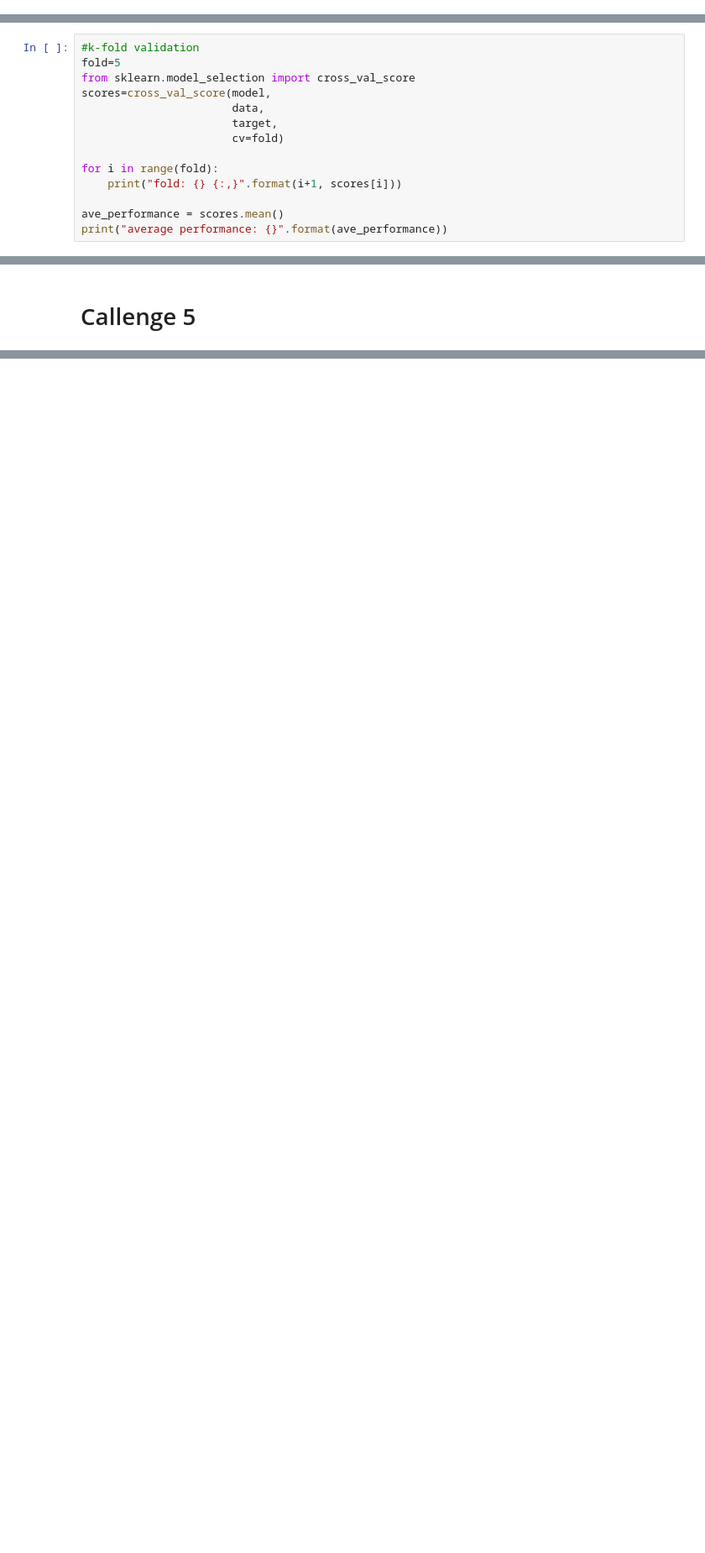
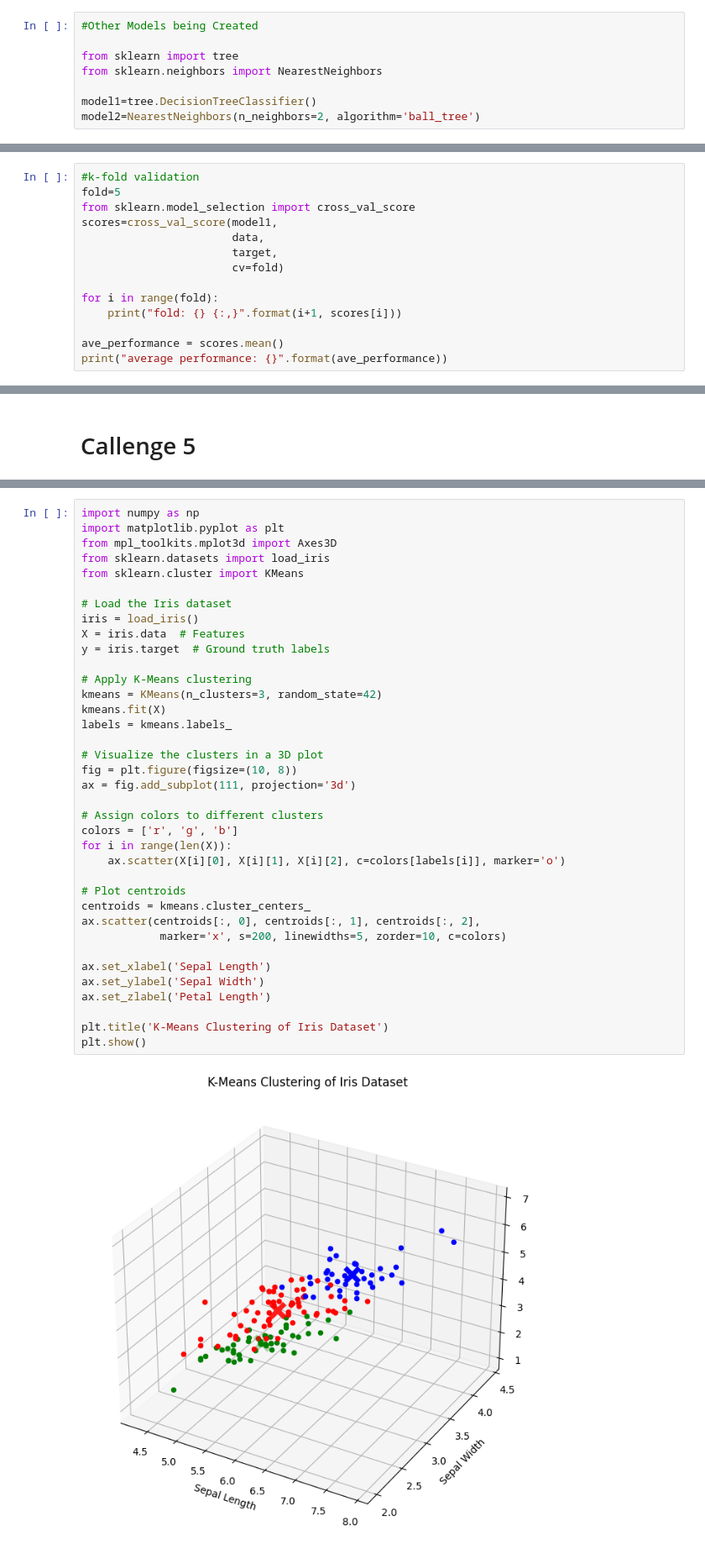
Before and after one commit to Habtamuyihun561/MAIA, a Jupyter notebook: Copy_of_ml_lab_1.ipynb, the cells around one changed output, grey strips where cells are left out. Shown at 84% size. Drawn from its saved outputs; the diff is of its cells as text; blank space fills up the shorter version.

```diff
--- a/Copy_of_ml_lab_1.ipynb
+++ b/Copy_of_ml_lab_1.ipynb
@@ -757,6 +761,14 @@ print("Model {} with {} kernel".format(model_name,
 # %% [output]
 MODEL CREATION:
 Model svm with linear kernel
+# %%
+#Other Models being Created
+
+from sklearn import tree
+from sklearn.neighbors import NearestNeighbors
+
+model1=tree.DecisionTreeClassifier()
+model2=NearestNeighbors(n_neighbors=2, algorithm='ball_tree')
 # %%
 #4a Parameter optimization
 # define the paramaeterss to be search
@@ -836,7 +879,7 @@ print(cls_report)
 #k-fold validation
 fold=5
 from sklearn.model_selection import cross_val_score
-scores=cross_val_score(model,
+scores=cross_val_score(model1,
                        data,
                        target,
                        cv=fold)
@@ -918,0 +975,39 @@ Accuracy: 0.987
+# %%
+import numpy as np
+import matplotlib.pyplot as plt
+from mpl_toolkits.mplot3d import Axes3D
+from sklearn.datasets import load_iris
+from sklearn.cluster import KMeans
+
+# Load the Iris dataset
+iris = load_iris()
+X = iris.data  # Features
+y = iris.target  # Ground truth labels
+
+# Apply K-Means clustering
+kmeans = KMeans(n_clusters=3, random_state=42)
+kmeans.fit(X)
+labels = kmeans.labels_
+
+# Visualize the clusters in a 3D plot
+fig = plt.figure(figsize=(10, 8))
+ax = fig.add_subplot(111, projection='3d')
+
+# Assign colors to different clusters
+colors = ['r', 'g', 'b']
+for i in range(len(X)):
+    ax.scatter(X[i][0], X[i][1], X[i][2], c=colors[labels[i]], marker='o')
+
+# Plot centroids
+centroids = kmeans.cluster_centers_
+ax.scatter(centroids[:, 0], centroids[:, 1], centroids[:, 2],
+            marker='x', s=200, linewidths=5, zorder=10, c=colors)
+
+ax.set_xlabel('Sepal Length')
+ax.set_ylabel('Sepal Width')
+ax.set_zlabel('Petal Length')
+
+plt.title('K-Means Clustering of Iris Dataset')
+plt.show()
+# %% [output]
+[figure, added]
```
Also changed, not shown: parts of 18 cells of this notebook.
